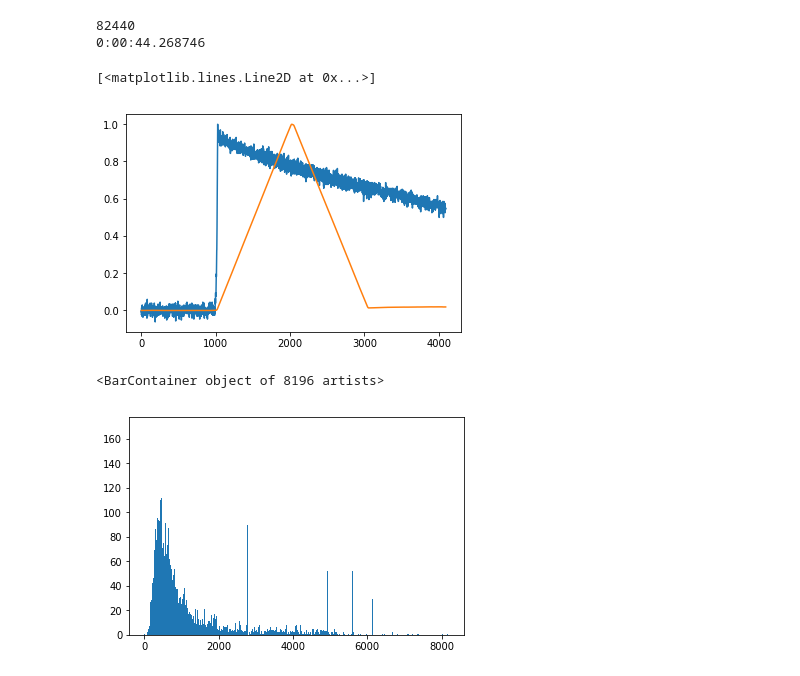
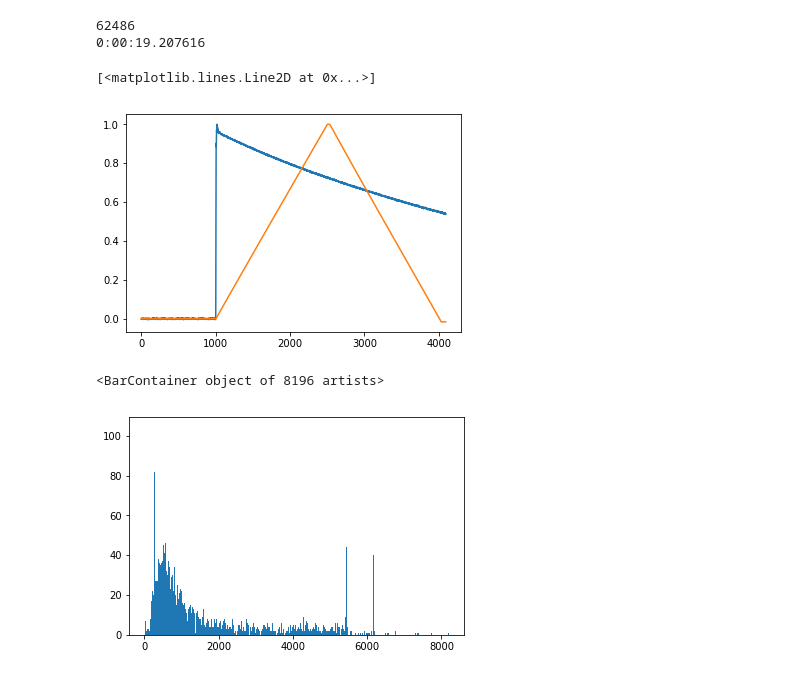
Before and after one commit to NE204-Fall2018/christopher-brand-lab1, a Jupyter notebook: Lab1_main.ipynb, the cells around one changed output. Cells and saved outputs as stored; diff of their text form; code cells hidden in the pictures.

```diff
--- a/Lab1_main.ipynb
+++ b/Lab1_main.ipynb
@@ -9,7 +11,7 @@ from numba import jit, prange
 import tables
 import os
 # %%
-h5file = tables.open_file("cs137_co60.h5", driver="H5FD_CORE")
+h5file = tables.open_file("test_input.h5", driver="H5FD_CORE")
 print(h5file)
 data = h5file.root.RawData
 EventData = h5file.root.EventData
@@ -84,7 +85,7 @@ def TrapFilter(mysignal,tau):
     #k=int((len(signalOnly)-m)/2)
     #k = peaking time
     #m= Gap time (in samples)
-    k=100
+    k=1500
     M = tau
     Acc1=0.0
     Acc2=0.0
@@ -158,7 +159,7 @@ def eventsProcess(mysignals, events, cols):
 #        popt, pcov = curve_fit(func, range(0,len(newSignal)-1050), newSignal[1050:])
     #    print(popt)
 #        tau[j] = 1.0/popt[1]
-        trap_out[j] = TrapFilter(mysignals[j,:],5400.0)
+        trap_out[j] = TrapFilter(mysignals[j,:],5810.8)
 #    print('Average Tau across all signals',np.mean(tau))
     print(datetime.now() - startTime)
     return trap_out
@@ -167,8 +168,8 @@ print(len(mysignals))
 events = len(mysignals)
 trap_out = eventsProcess(mysignals, events, cols)
 # %% [output]
-82440
-0:00:44.268746
+62486
+0:00:19.207616
 # %%
 plt.figure()
 a_signal = baseLineReduction(mysignals[10][:])
@@ -178,7 +179,7 @@ plt.plot(trap_out[10][:]/np.amax(trap_out[10][:]))
 #print(np.argmax(trap_out[100][:]))
 # %% [output]
 [<matplotlib.lines.Line2D at 0x...>]
-[figure, old version]
+[figure, new version]
 # %%
 #from scipy.interpolate import UnivariateSpline
 #spline = UnivariateSpline(trap_out[100][:])
@@ -191,23 +192,25 @@ for j in range(0,len(trap_out)):
     counts = np.append(counts,np.amax(trap_out[j]))
 # %%
 #print(np.trim_zeros(counts))
-k = 100.0
-M = 5400.0
+k=1500.0
+M = 5810.8
 counts2 = np.trim_zeros(counts)
-counts3 = counts2[(counts2>0) & (counts2<0.6e10)]
+counts2 = counts2/((M+1)*k)
+counts3 = counts2[(counts2>0) & (counts2<1e3)]
 #plt.figure()
 #nhist, bins, ign = plt.hist(counts3,bins=8196)
-yhist, bins_hist = np.histogram(counts3/((M+1)*k),bins=8196)
+yhist, bins_hist = np.histogram(counts3,bins=8196)
 #print(yhist)
 plt.figure()
 plt.bar(range(8196),yhist, width=1.0)
+#plt.xlim(100,300)
 #plt.hist(counts3/2032.0,bins=8196)
 #fig, ax = plt.subplots()
 #counts, bins, patches = ax.hist(counts3,bins=8196)
 #ax.set_xticklabels(range(8196))
 #plt.yscale('log')
 #xhist = np.linspace(0, 8196, 8196, False)
 #plt.show()
 # %% [output]
 <BarContainer object of 8196 artists>
-[figure, old version]
+[figure, new version]
```
Also changed, not shown: parts of 6 cells of this notebook, 1 other file.
